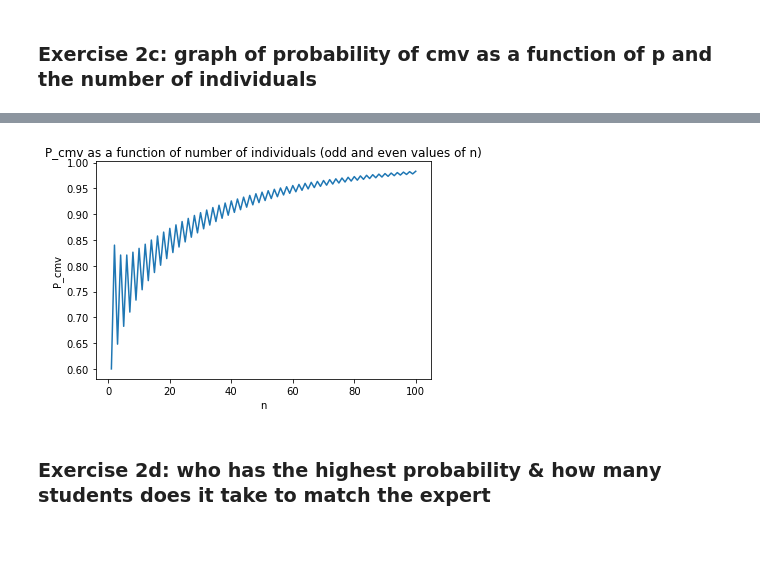
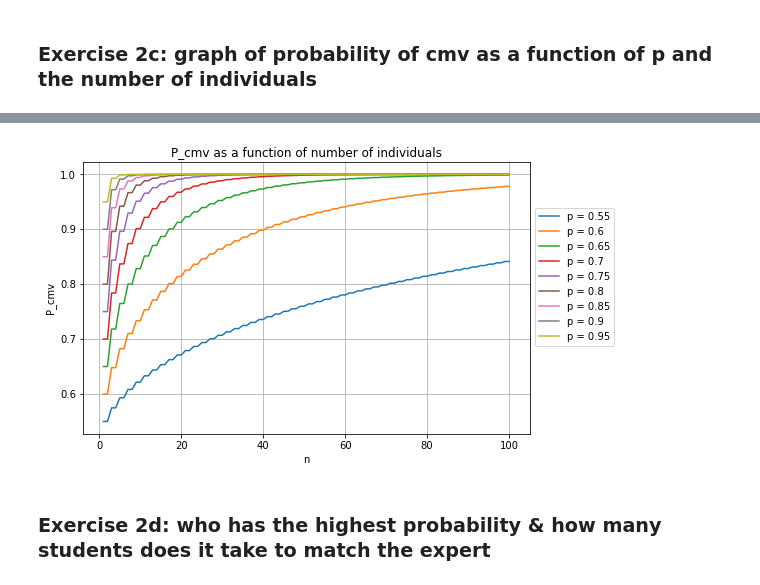
Before and after one commit to Avuerro/NaturalComputing, a Jupyter notebook: Assignment5-EL/Assignment5_EL_Exercise2.ipynb, the cells around one changed output, grey strips where cells are left out. Cells and saved outputs as stored; diff of their text form; code cells hidden in the pictures; blank space fills up the shorter version.

```diff
--- a/Assignment5-EL/Assignment5_EL_Exercise2.ipynb
+++ b/Assignment5-EL/Assignment5_EL_Exercise2.ipynb
@@ -14,9 +13,16 @@ import matplotlib.pyplot as plt
 ### Jury theorem probability function
 # %%
 def P_cmv(n,p):
+    # Compute P_cvm
     total_p = 0
     for i in range(math.floor(n/2) + 1):
         total_p += p**(n-i) * (1-p)**i * math.comb(n,i)
+
+    # Correct for even values of n
+    if not n%2:
+        total_p -= 0.5 * p**(n//2) * (1-p)**(n//2) * math.comb(n,n//2)
+
+    # Return the calculated value
     return total_p
 # %% [markdown]
 ### Exercise 2b: probability of a correct majority vote (cmv) for 31 students with p = 0.6
@@ -27,18 +33,21 @@ print(P_cmv(31,0.6))
 # %% [markdown]
 ### Exercise 2c: graph of probability of cmv as a function of p and the number of individuals
 # %%
-def plotP_cmv(max_n, step, ps):
-    # Plot line for every probability
-    for p in ps:
-        p_correct_values = [P_cmv(n,p) for n in range(1,max_n+1,step)]
-        plt.plot(range(1,max_n+1,step), p_correct_values, label = f"p = {p}")
+def plotP_cmv(max_n):
+    # Set size of the plot
+    plt.figure(figsize=(8,5))
+
+    # Plot line for every probability between 0.55 and 0.95 (with a step of 0.5)
+    for p in [0.55, 0.6, 0.65, 0.7, 0.75, 0.8, 0.85, 0.9, 0.95]:
+        p_correct_values = [P_cmv(n,p) for n in range(1,max_n+1)]
+        plt.plot(range(1,max_n+1), p_correct_values, label = f"p = {p}")
 
     # Set x and y labels, and add legend
     plt.xlabel("n")
     plt.ylabel("P_cmv")
-    plt.title(f"P_cmv as a function of number of individuals {'(only odd values of n)' if step==2 else '(odd and even values of n)'}")
-    if len(ps) > 1:
-        plt.legend(loc="upper left", bbox_to_anchor=(1, 0.85), )
+    plt.title(f"P_cmv as a function of number of individuals")
+    plt.legend(loc="upper left", bbox_to_anchor=(1, 0.85))
+    plt.grid()
 
     # Plot the result
     plt.show()
@@ -51,8 +54,7 @@ plotP_cmv(100,2,ps)
-# %%
-# Plot for p=0.6; both odd and even values of n
-plotP_cmv(100,1,[0.6])
-# %% [output]
-[figure, removed]
+# %%
+plotP_cmv(100)
+# %% [output]
+[figure, added]
 # %% [markdown]
 ### Exercise 2d: who has the highest probability & how many students does it take to match the expert
 # %%
```
Also changed, not shown: parts of 3 cells of this notebook.
